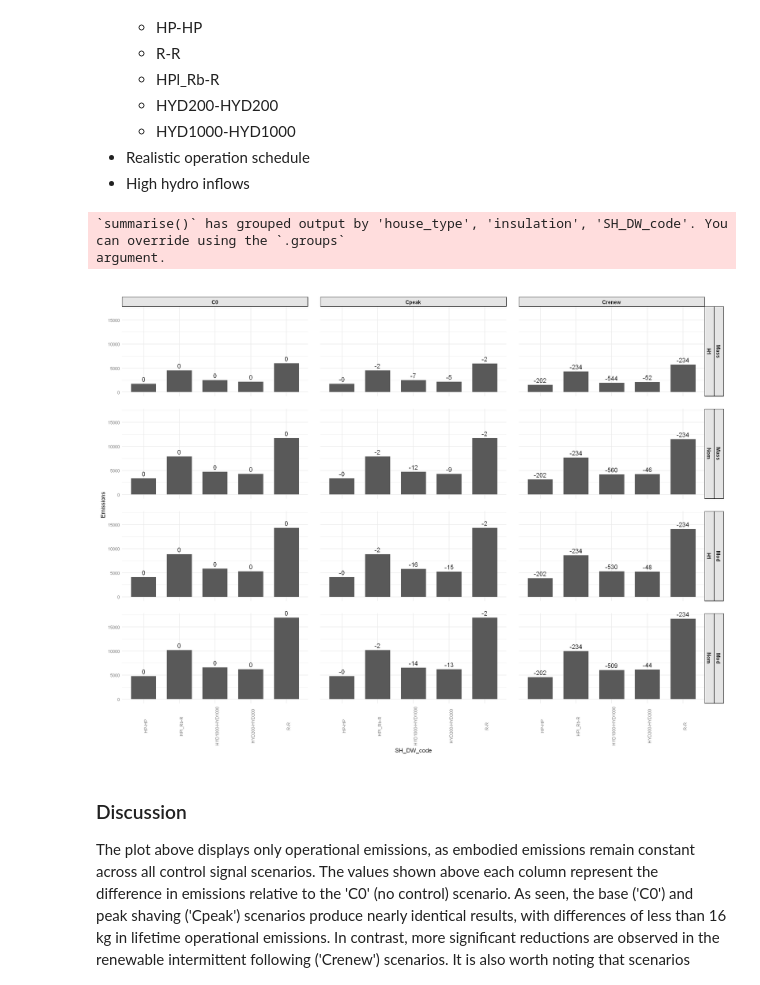
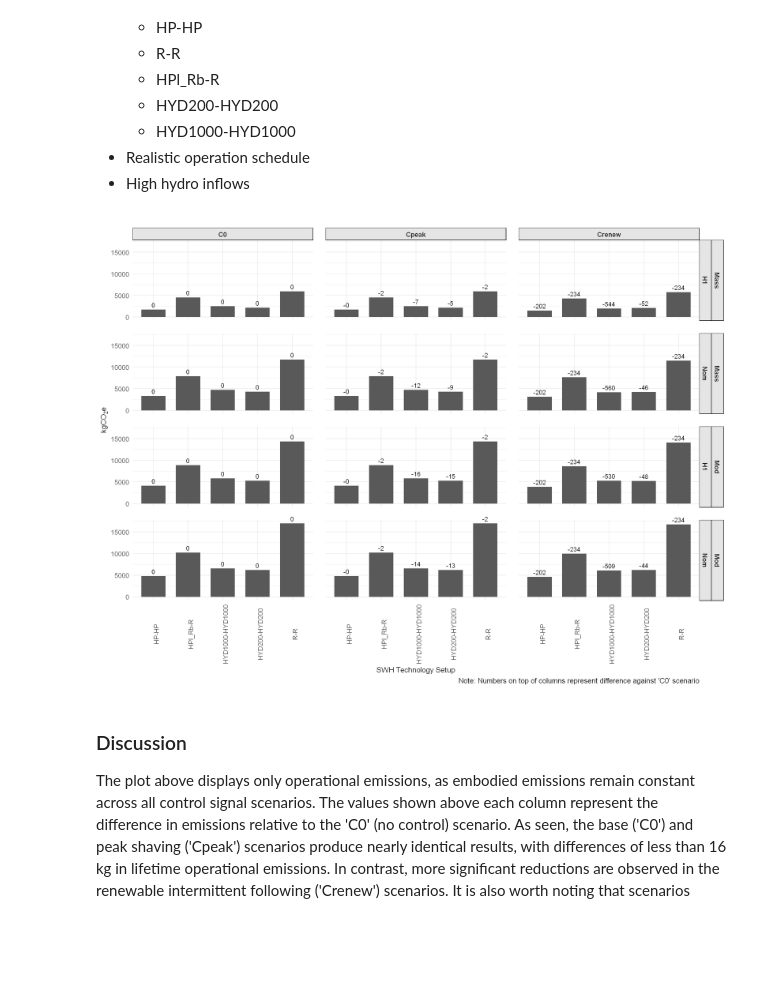
Before and after one commit to pxgo17/EECA_SWH_LCA, a Jupyter notebook: scripts/results_processing/SWH_LCA_results.ipynb, the cells around one changed output. Drawn from its saved outputs; the diff is of its cells as text; code cells hidden in the pictures; blank space fills up the shorter version.

```diff
--- a/scripts/results_processing/SWH_LCA_results.ipynb
+++ b/scripts/results_processing/SWH_LCA_results.ipynb
@@ -325,7 +333,7 @@ filter(Occ_code > 2,
       schedule == 'Real') %>%
 group_by(house_type, insulation, SH_DW_code, CS_code) %>%
   summarise(Embodied = mean(Embodied_life),
-            Operation = mean(Operation_life)) %>% ungroup() %>%
+            Operation = mean(Operation_life), .groups = 'drop') %>% ungroup() %>%
   mutate(Total = Embodied + Operation)
 # Reshape data to long format for ggplot2
 plot_CS <- household_lifetime_Call_CS %>%
@@ -338,33 +346,35 @@ base_CS <- plot_CS %>%
 plot_CS_diff <- plot_CS %>%
   left_join(base_CS, by = c("house_type", "insulation", "SH_DW_code", "Type")) %>%
   mutate(diff_base = Emissions - base_Emissions)
-# %% [output]
-`summarise()` has grouped output by 'house_type', 'insulation', 'SH_DW_code'. You can override using the `.groups`
-argument.
 # %%
 # Plot
 options(repr.plot.width=20, repr.plot.height=15)
 plot_CS_diff %>% filter(Type == 'Operation') %>%
 ggplot(aes(x = SH_DW_code, y = Emissions)) +
   geom_col(width = 0.7) +
   geom_text(
     aes(label = sprintf("%.0f", diff_base)),
     vjust = -0.5,
     size = 5,
     color = "black"
   ) +
   facet_grid(house_type + insulation ~ CS_code) +
     coord_cartesian(clip = "off") +
-  theme_minimal(base_size = 13) +
+  theme_minimal(base_size = 17) +
   theme(
-    axis.text.x = element_text(angle = 90, hjust = 0.5, size = 10),
-    strip.text = element_text(face = "bold", size=12),
+    axis.text.x = element_text(angle = 90, hjust = 0.5, size = 15),
+    axis.text.y = element_text(size = 15),
+    strip.text = element_text(face = "bold", size=15),
     strip.background = element_rect(fill = "gray90", color = "black"),
     panel.spacing = unit(2, "lines"),
-      plot.margin = margin(t = 30, r = 10, b = 10, l = 10)
-  )
+    plot.margin = margin(t = 30, r = 10, b = 10, l = 10),
+    plot.caption = element_text(size = 16)
+  ) +
+    labs(caption = "Note: Numbers on top of columns represent difference against 'C0' scenario",
+        x = "SWH Technology Setup",
+        y = expression(kgCO[2]*e))
 # %% [output]
-[figure, old version]
+[figure, new version]
 # %% [markdown]
 ### Discussion
 The plot above displays only operational emissions, as embodied emissions remain constant across all control signal scenarios. The values shown above each column represent the difference in emissions relative to the 'C0' (no control) scenario. As seen, the base ('C0') and peak shaving ('Cpeak') scenarios produce nearly identical results, with differences of less than 16 kg in lifetime operational emissions. In contrast, more significant reductions are observed in the renewable intermittent following ('Crenew') scenarios.
```
Also changed, not shown: parts of 10 cells of this notebook, 16 other files.
